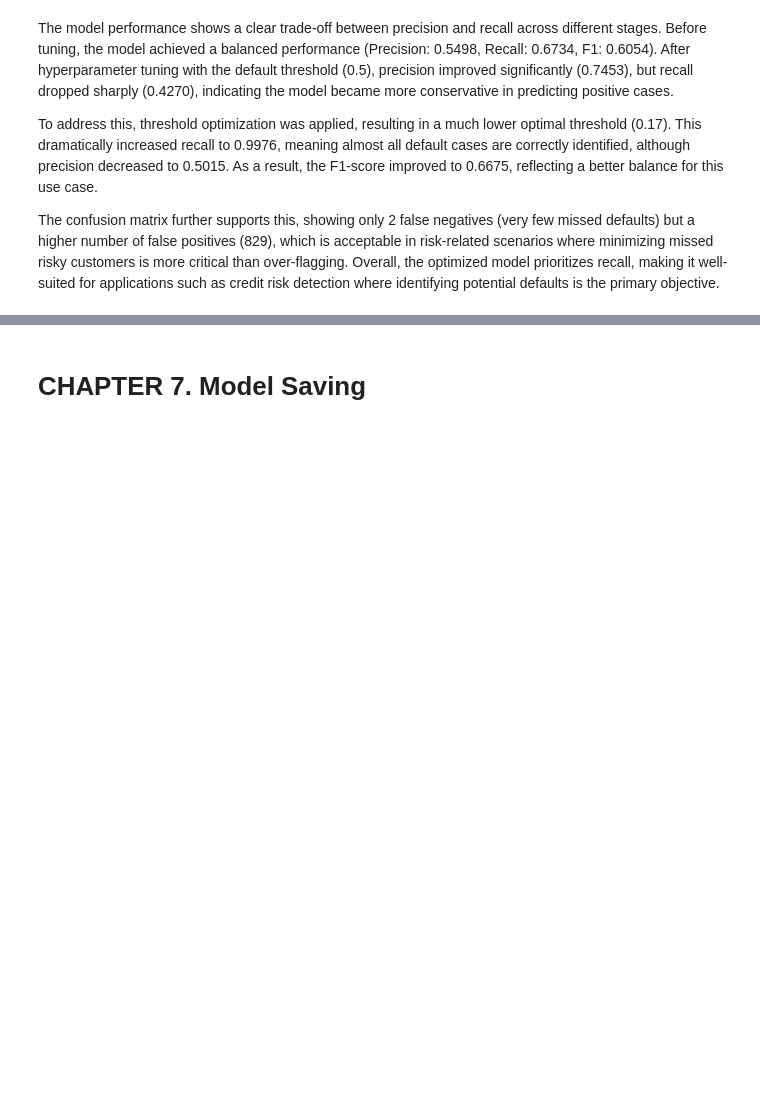
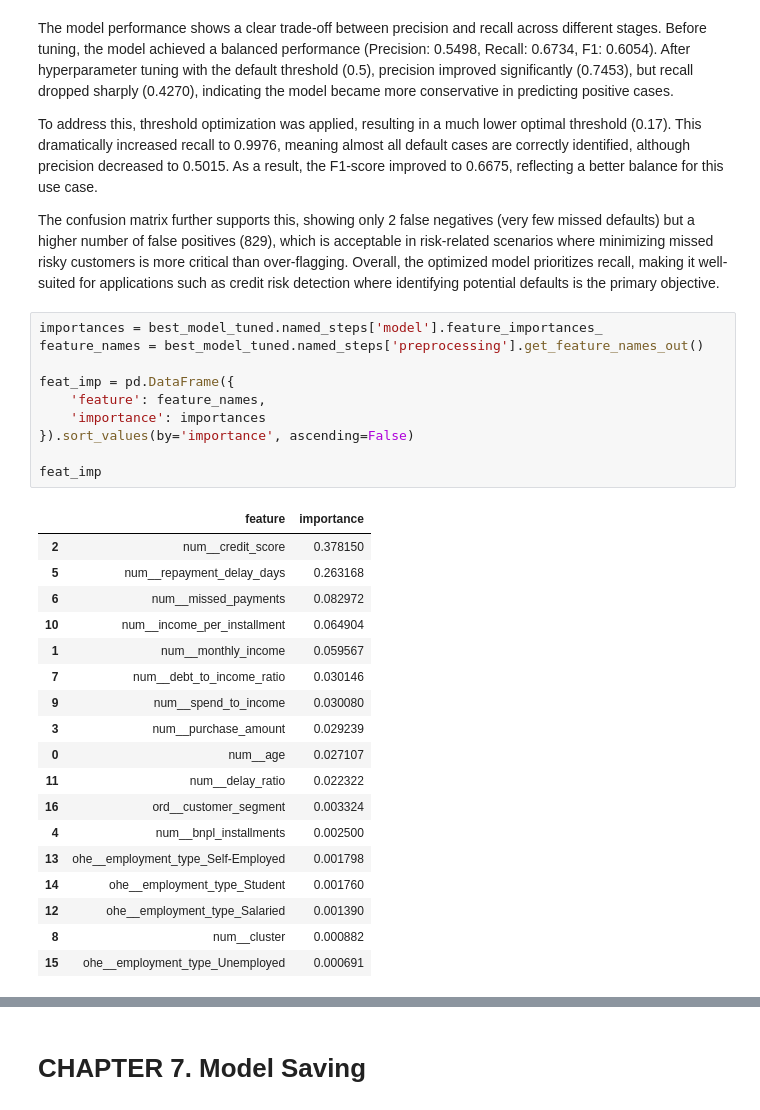
Before and after one commit to FTDS-assignment-bay/p2-ftds-final-project-ftds-053-rmt-group-002, a Jupyter notebook: modeling.ipynb, the cells around one changed output, grey strips where cells are left out. Cells and saved outputs as stored; diff of their text form; blank space fills up the shorter version.

```diff
--- a/modeling.ipynb
+++ b/modeling.ipynb
@@ -1732,3 +1746,32 @@ The model performance shows a clear trade-off between precision and recall acros
 To address this, threshold optimization was applied, resulting in a much lower optimal threshold (0.17). This dramatically increased recall to 0.9976, meaning almost all default cases are correctly identified, although precision decreased to 0.5015. As a result, the F1-score improved to 0.6675, reflecting a better balance for this use case.
 
 The confusion matrix further supports this, showing only 2 false negatives (very few missed defaults) but a higher number of false positives (829), which is acceptable in risk-related scenarios where minimizing missed risky customers is more critical than over-flagging. Overall, the optimized model prioritizes recall, making it well-suited for applications such as credit risk detection where identifying potential defaults is the primary objective.
+# %%
+importances = best_model_tuned.named_steps['model'].feature_importances_
+feature_names = best_model_tuned.named_steps['preprocessing'].get_feature_names_out()
+
+feat_imp = pd.DataFrame({
+    'feature': feature_names,
+    'importance': importances
+}).sort_values(by='importance', ascending=False)
+
+feat_imp
+# %% [output]
+|  | feature | importance |
+| 2 | num__credit_score | 0.378150 |
+| 5 | num__repayment_delay_days | 0.263168 |
+| 6 | num__missed_payments | 0.082972 |
+| 10 | num__income_per_installment | 0.064904 |
+| 1 | num__monthly_income | 0.059567 |
+| 7 | num__debt_to_income_ratio | 0.030146 |
+| 9 | num__spend_to_income | 0.030080 |
+| 3 | num__purchase_amount | 0.029239 |
+| 0 | num__age | 0.027107 |
+| 11 | num__delay_ratio | 0.022322 |
+| 16 | ord__customer_segment | 0.003324 |
+| 4 | num__bnpl_installments | 0.002500 |
+| 13 | ohe__employment_type_Self-Employed | 0.001798 |
+| 14 | ohe__employment_type_Student | 0.001760 |
+| 12 | ohe__employment_type_Salaried | 0.001390 |
+| 8 | num__cluster | 0.000882 |
+| 15 | ohe__employment_type_Unemployed | 0.000691 |
```
Also changed, not shown: parts of 11 cells of this notebook, 4 other files.
